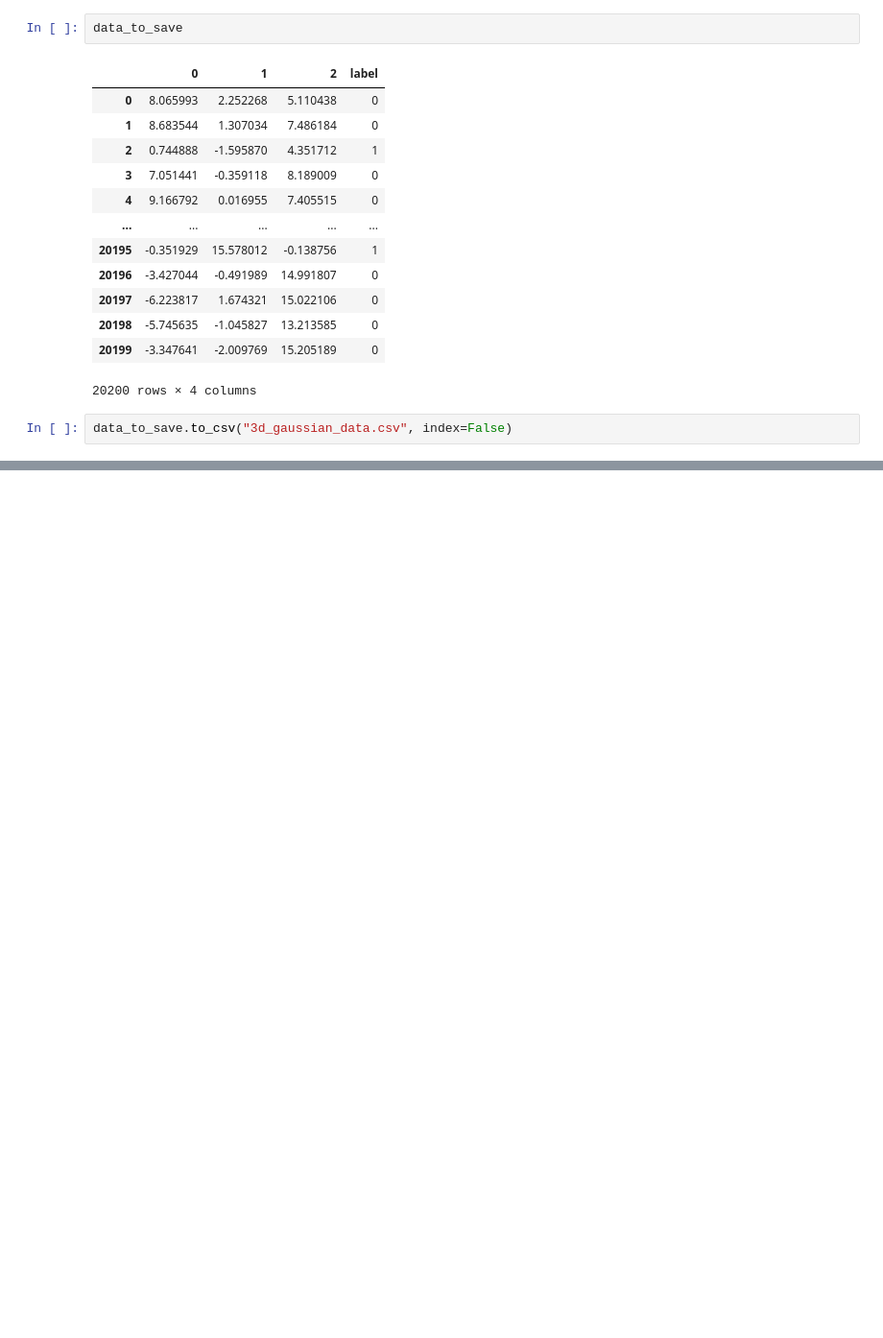
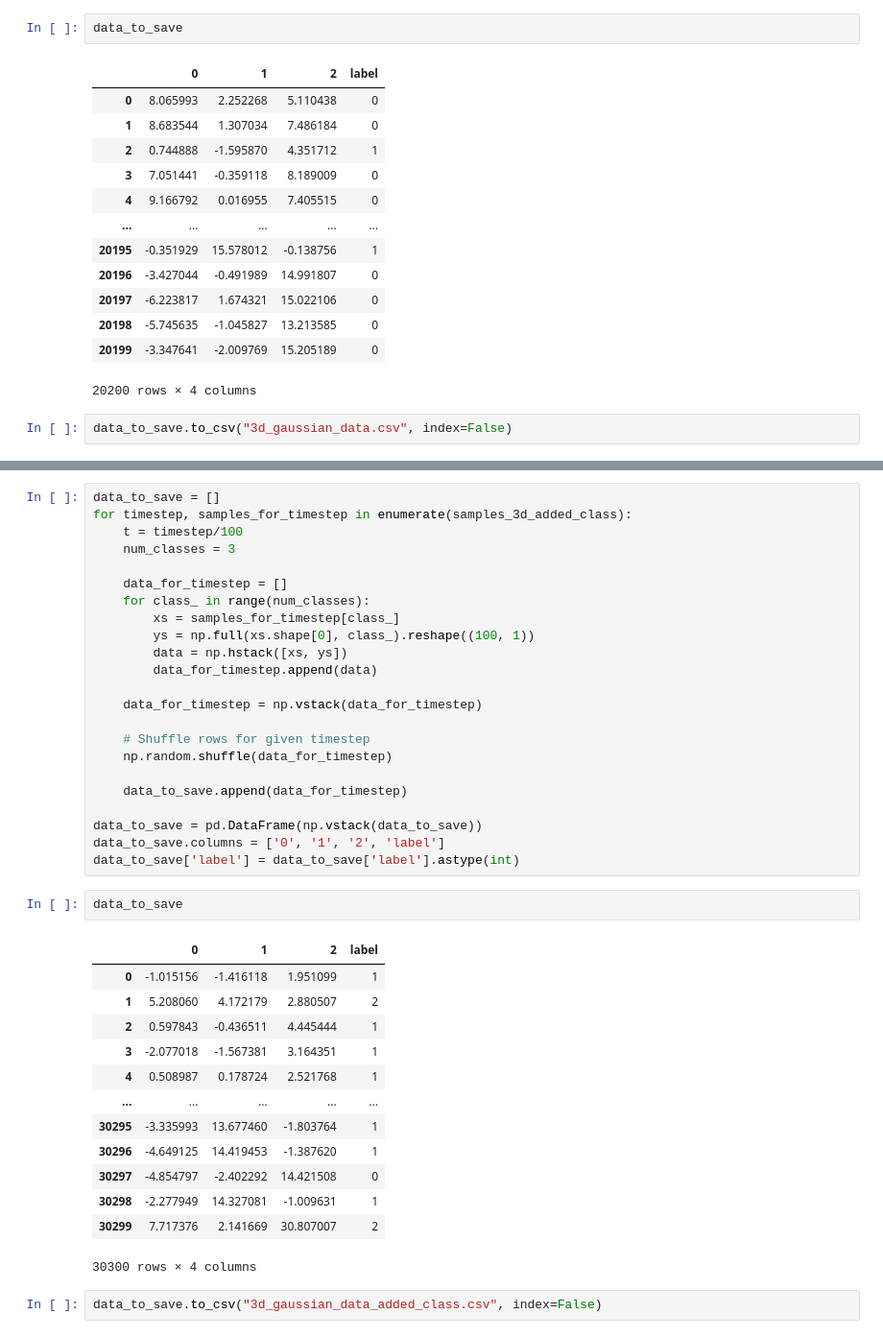
Before and after one commit to JuliaMaria/AIMasterThesis, a Jupyter notebook: Datasets.ipynb, the cells around one changed output, grey strips where cells are left out. Shown at 96% size. Cells and saved outputs as stored; diff of their text form; blank space fills up the shorter version.

```diff
--- a/Datasets.ipynb
+++ b/Datasets.ipynb
@@ -293,0 +391,41 @@ data_to_save.to_csv("3d_gaussian_data.csv", index=False)
+# %%
+data_to_save = []
+for timestep, samples_for_timestep in enumerate(samples_3d_added_class):
+    t = timestep/100
+    num_classes = 3
+
+    data_for_timestep = []
+    for class_ in range(num_classes):
+        xs = samples_for_timestep[class_]
+        ys = np.full(xs.shape[0], class_).reshape((100, 1))
+        data = np.hstack([xs, ys])
+        data_for_timestep.append(data)
+
+    data_for_timestep = np.vstack(data_for_timestep)
+
+    # Shuffle rows for given timestep
+    np.random.shuffle(data_for_timestep)
+
+    data_to_save.append(data_for_timestep)
+
+data_to_save = pd.DataFrame(np.vstack(data_to_save))
+data_to_save.columns = ['0', '1', '2', 'label']
+data_to_save['label'] = data_to_save['label'].astype(int)
+# %%
+data_to_save
+# %% [output]
+|  | 0 | 1 | 2 | label |
+| 0 | -1.015156 | -1.416118 | 1.951099 | 1 |
+| 1 | 5.208060 | 4.172179 | 2.880507 | 2 |
+| 2 | 0.597843 | -0.436511 | 4.445444 | 1 |
+| 3 | -2.077018 | -1.567381 | 3.164351 | 1 |
+| 4 | 0.508987 | 0.178724 | 2.521768 | 1 |
+| ... | ... | ... | ... | ... |
+| 30295 | -3.335993 | 13.677460 | -1.803764 | 1 |
+| 30296 | -4.649125 | 14.419453 | -1.387620 | 1 |
+| 30297 | -4.854797 | -2.402292 | 14.421508 | 0 |
+| 30298 | -2.277949 | 14.327081 | -1.009631 | 1 |
+| 30299 | 7.717376 | 2.141669 | 30.807007 | 2 |
+30300 rows × 4 columns
+# %%
+data_to_save.to_csv("3d_gaussian_data_added_class.csv", index=False)
```
Also changed, not shown: parts of 8 cells of this notebook, 1 other file.
